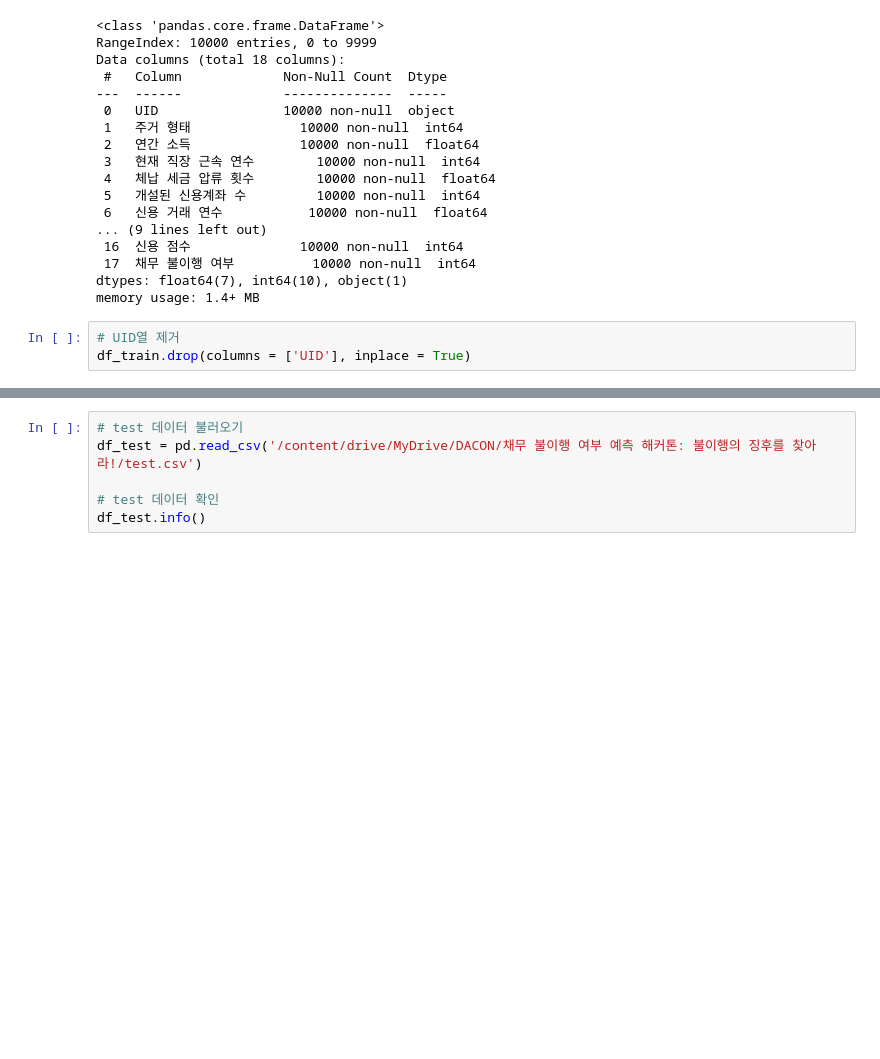
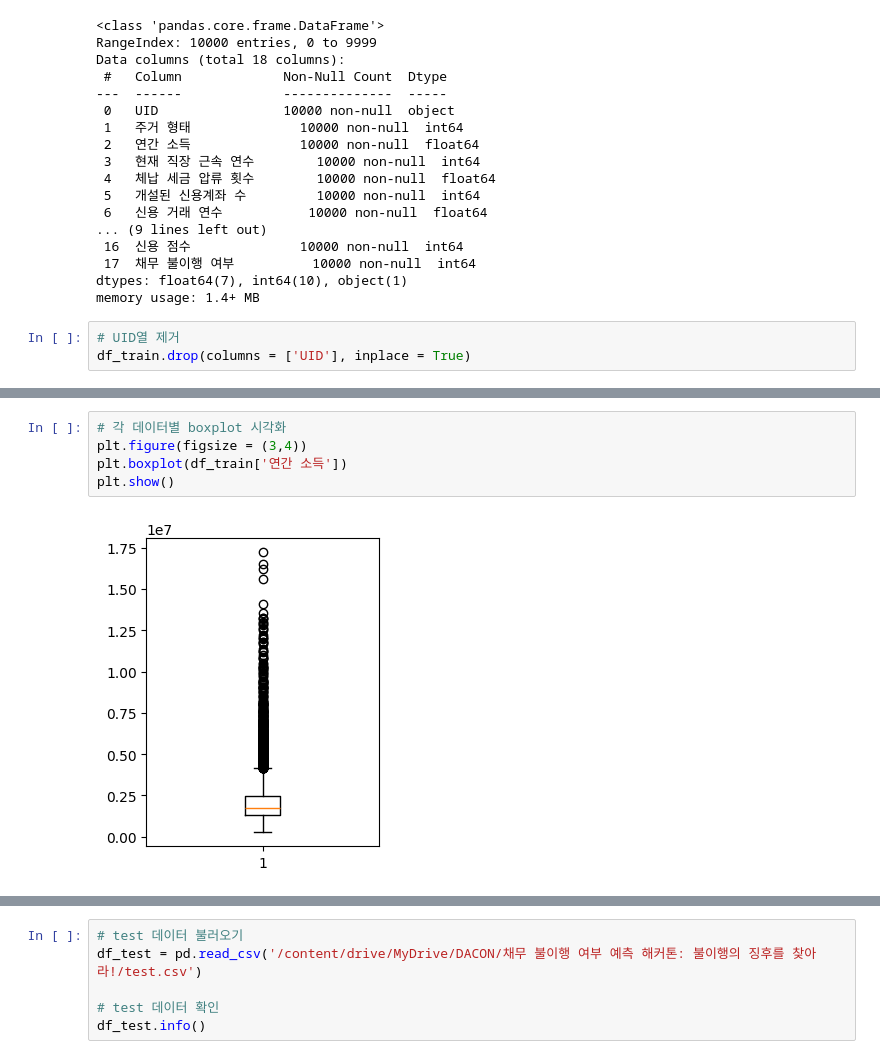
Before and after one commit to jeyday/DACON_Prediction_for_Default, a Jupyter notebook: Prediction for Default.ipynb, the cells around one changed output, grey strips where cells are left out. Saved outputs shown, nothing was run; the diff lists cells and outputs as text; blank space fills up the shorter version.

```diff
--- a/Prediction for Default.ipynb
+++ b/Prediction for Default.ipynb
@@ -98,3 +105,10 @@ df_train.corr()
 | 월 상환 부채액 | 0.195906 | 0.416631 | -0.033502 | 0.022609 | 0.292177 | 0.232618 | 0.379351 | -0.024605 | ... |
 | 신용 점수 | -0.086384 | 0.045491 | -0.079953 | -0.007147 | 0.079615 | 0.116424 | 0.049756 | 0.065530 | ... |
 | 채무 불이행 여부 | -0.079707 | -0.120499 | 0.095198 | -0.030419 | 0.169900 | -0.108856 | -0.044997 | 0.044847 | ... |
+# %%
+# 각 데이터별 boxplot 시각화
+plt.figure(figsize = (3,4))
+plt.boxplot(df_train['연간 소득'])
+plt.show()
+# %% [output]
+[figure, added]
```
Also changed, not shown: parts of 6 cells of this notebook.
